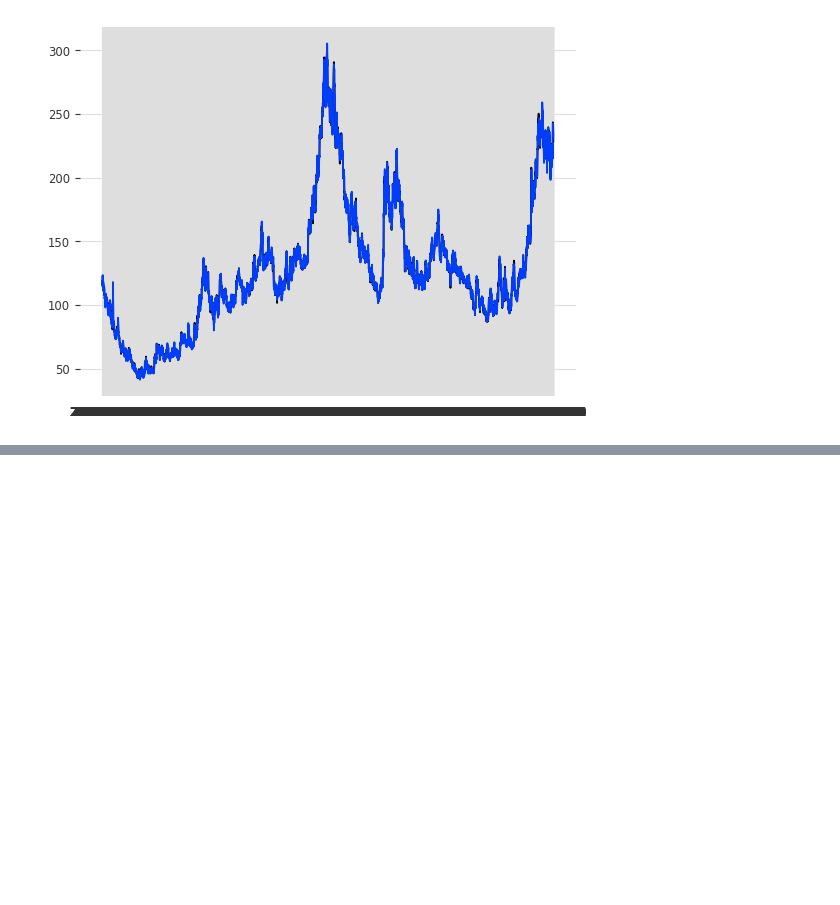
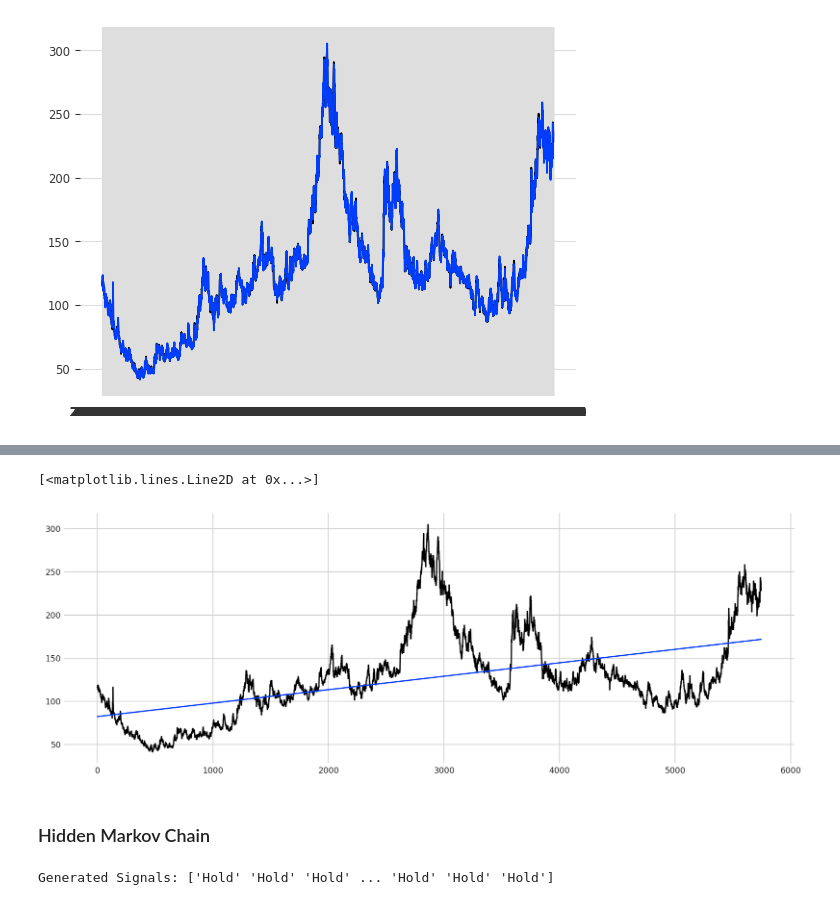
Before and after one commit to kevinalexis1/Chaos-Coders, a Jupyter notebook: test.ipynb, the cells around one changed output, grey strips where cells are left out. Saved outputs shown, nothing was run; the diff lists cells and outputs as text; code cells hidden in the pictures; blank space fills up the shorter version.

```diff
--- a/test.ipynb
+++ b/test.ipynb
@@ -141,19 +119,69 @@ Predicted Hidden States: [1 1 1 ... 2 2 2]
+# %%
+df = dataaa.copy()
+
+df['Time'] = np.arange(len(dataaa.index))
+
+df.head()
+
+from sklearn.linear_model import LinearRegression
+
+# Training data
+X = df.loc[:, ['Time']]  # features
+y = df.loc[:, 'Close']  # target
+
+# Train the model
+model = LinearRegression()
+model.fit(X, y)
+
+# Store the fitted values as a time series with the same time index as
+# the training data
+y_pred = pd.Series(model.predict(X), index=X.index)
+# %%
+plt.plot(np.array(df['Time']),np.array(df['Close']))
+plt.plot(y_pred)
+# %% [output]
+[<matplotlib.lines.Line2D at 0x...>]
+[figure, added]
+# %% [markdown]
+### Hidden Markov Chain
 # %%
-data = dataaa
+import numpy as np
+import pandas as pd
+from hmmlearn import hmm
+from sklearn.preprocessing import StandardScaler
+
+# Simulated data: Replace this with your actual coffee price and volume data
+#price = np.random.rand(100)
+#volume = np.random.rand(100)
+data = pd.DataFrame({'Price': dataaa["Close"], 'Volume': dataaa["Volume"]})
+
+# Data Preprocessing: Standardize the data
+scaler = StandardScaler()
+data_scaled = scaler.fit_transform(data)
+
+# Create and train Gaussian HMM
+model = hmm.GaussianHMM(n_components=3, covariance_type='diag', n_iter=10000000)
+model.fit(data_scaled)
+
+# Predict the optimal sequence of internal hidden states
+hidden_states = model.predict(data_scaled)
+
 # Initialize an empty list to store signals
-signals = []
+signals = ['Hold']  # Initialize with 'Hold' for the first data point
 
 # Loop through hidden_states to generate signals
 for i in range(1, len(hidden_states)):
-    # Buy Signal: Transition from state 0 (bearish) to state 1 (bullish)
     if hidden_states[i] == 1 and hidden_states[i-1] == 0:
+        signals.append('Sell')
+    elif hidden_states[i] == 0 and hidden_states[i-1] == 1:
         signals.append('Buy')
-    # Sell Signal: Transition from state 1 (bullish) to state 0 (bearish)
-    elif hidden_states[i] == 0 and hidden_states[i-1] == 1:
-        signals.append('Sell')
-    # Hold: No transition
     else:
         signals.append('Hold')
 
 # Add signals to your DataFrame
-data['Signal'] = ['Hold'] + signals  # Assuming 'data' is your DataFrame containing price and volume
+data['Signal'] = signals
+
+# Print the signals
+print('Generated Signals:', data['Signal'].values)
+# %% [output]
+Generated Signals: ['Hold' 'Hold' 'Hold' ... 'Hold' 'Hold' 'Hold']
```
Also changed, not shown: parts of 13 cells of this notebook.
